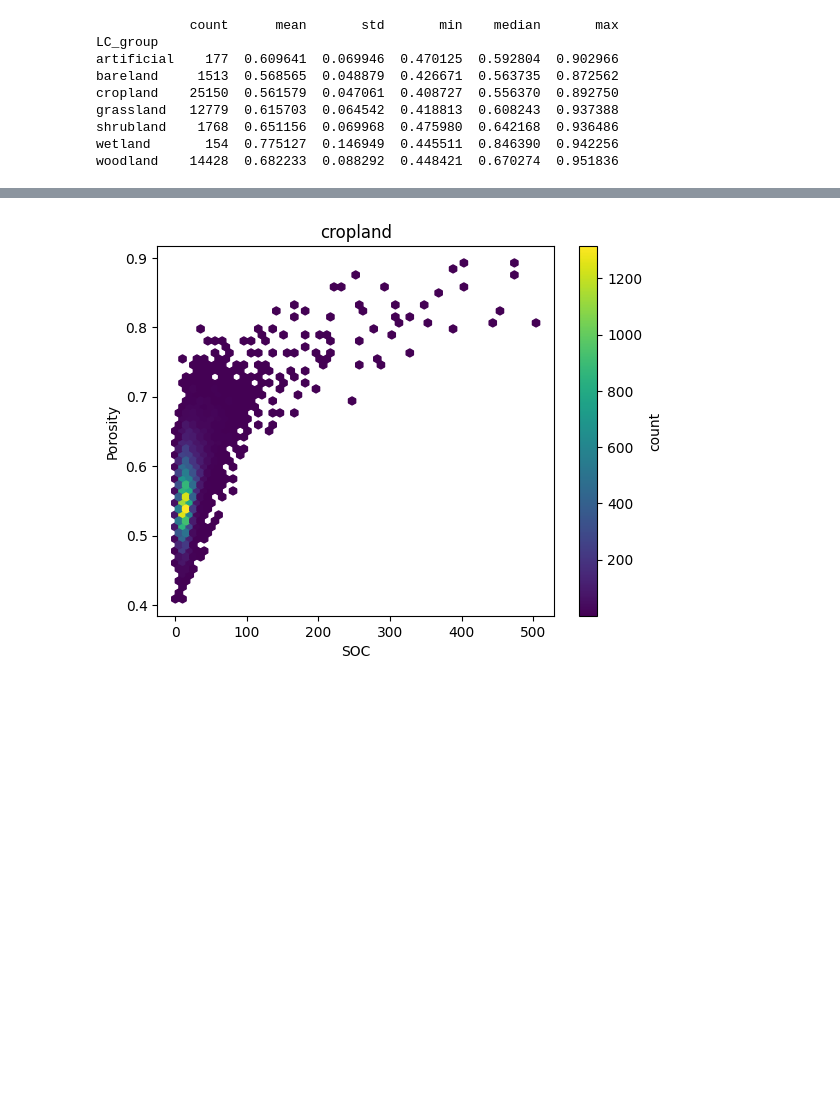
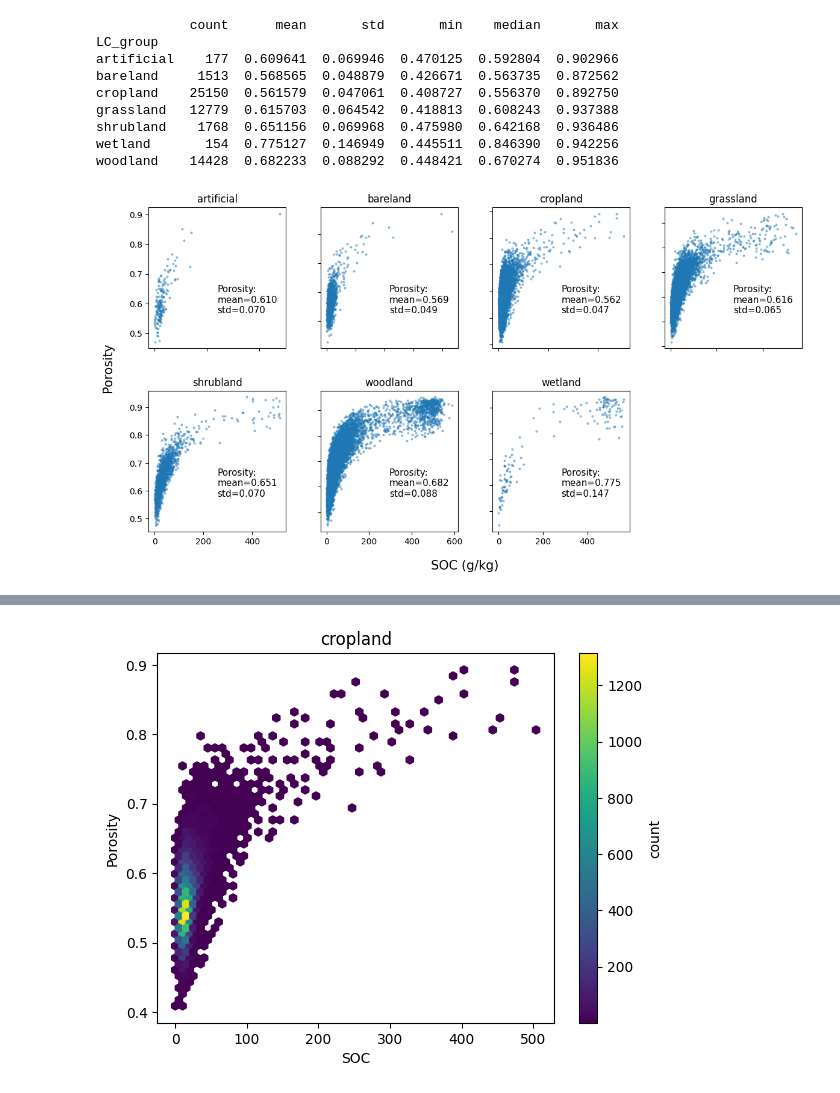
Before and after one commit to AI4SoilHealth/EasyDensity.jl, a Jupyter notebook: Porosity.ipynb, the cells around one changed output, grey strips where cells are left out. Cells and saved outputs as stored; diff of their text form; code cells hidden in the pictures; blank space fills up the shorter version.

```diff
--- a/Porosity.ipynb
+++ b/Porosity.ipynb
@@ -63,6 +65,68 @@ grassland   12779  0.615703  0.064542  0.418813  0.608243  0.937388
 shrubland    1768  0.651156  0.069968  0.475980  0.642168  0.936486
 wetland       154  0.775127  0.146949  0.445511  0.846390  0.942256
 woodland    14428  0.682233  0.088292  0.448421  0.670274  0.951836
+# %%
+# 指定绘图顺序
+lc_order = [
+    "artificial",
+    "bareland",
+    "cropland",
+    "grassland",
+    "shrubland",
+    "woodland",
+    "wetland",
+]
+
+# 只保留数据中实际存在的 LC
+lc_groups = [lc for lc in lc_order if lc in hbd["LC_group"].unique()]
+lc_groups = lc_groups[:7]   # 4 + 3
+
+fig = plt.figure(figsize=(14, 7))
+gs = fig.add_gridspec(2, 4, hspace=0.3, wspace=0.25)
+
+axes = []
+
+for i in range(4):
+    axes.append(fig.add_subplot(gs[0, i]))
+
+for i in range(3):
+    axes.append(fig.add_subplot(gs[1, i]))
+
+for i, (ax, lc) in enumerate(zip(axes, lc_groups)):
+    mask = hbd["LC_group"] == lc
+    soc = hbd.loc[mask, "soc"]
+    poro = hbd.loc[mask, "poro"]
+
+    ax.scatter(soc, poro, s=4, alpha=0.4)
+
+    poro_std, poro_mean = poro.std(), poro.mean()
+    ax.text(
+        0.5, 0.45,
+        f"Porosity:\nmean={poro_mean:.3f}\nstd={poro_std:.3f}",
+        transform=ax.transAxes,
+        va="top",
+        ha="left",
+        fontsize=11
+    )
+
+    ax.set_title(str(lc), fontsize=12)
+
+    # 只显示最左边 y 轴
+    if i not in [0, 4]:
+        ax.tick_params(labelleft=False)
+
+    # 只显示最底行 x 轴
+    if i < 4:
+        ax.tick_params(labelbottom=False)
+
+# 统一轴标签
+fig.text(0.07, 0.5, "Porosity", va="center", rotation="vertical", fontsize=15)
+fig.text(0.5, 0.02, "SOC (g/kg)", ha="center", fontsize=15)
+fig.savefig(f"./fig/porosity.pdf", bbox_inches="tight")
+
+plt.show()
+# %% [output]
+[figure, added]
 # %%
 import matplotlib.pyplot as plt
 
```
Also changed, not shown: parts of 5 cells of this notebook.
